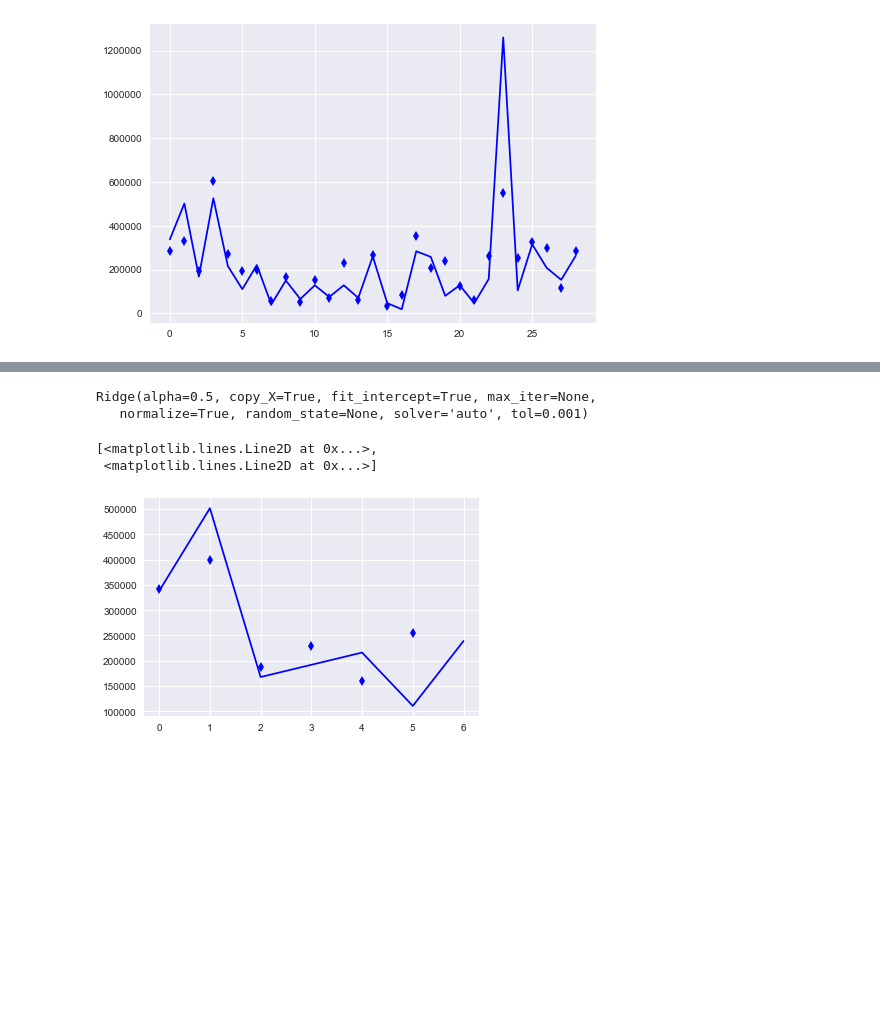
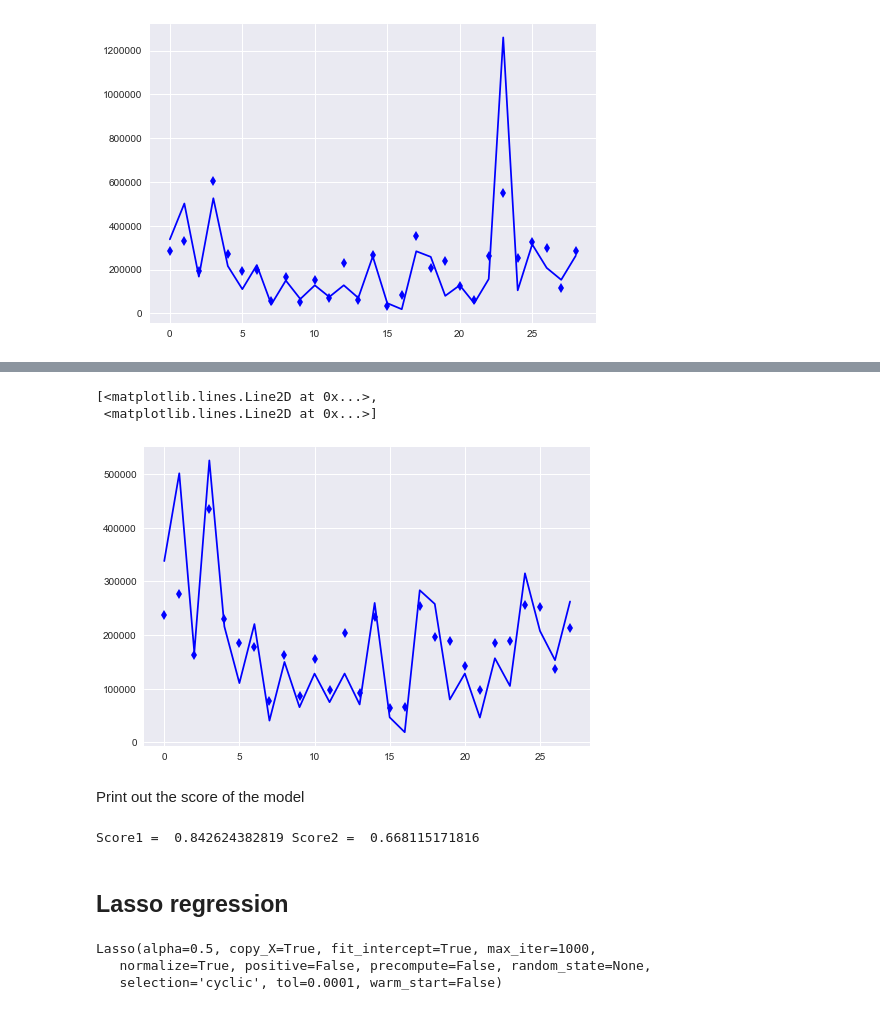
Before and after one commit to shurikkuzmin/DelayCompensation, a Jupyter notebook: process2.ipynb, the cells around one changed output, grey strips where cells are left out. Cells and saved outputs as stored; diff of their text form; code cells hidden in the pictures; blank space fills up the shorter version.

Commit message:
New data analysis

```diff
--- a/process2.ipynb
+++ b/process2.ipynb
@@ -130,3 +133,3 @@ from sklearn import linear_model
 # %%
-ridge = linear_model.Ridge(normalize = True, alpha = 0.5)
-ridge.fit(csv[["Salary","Delay","Years"]].values, csv["Damage"].values)
+data = csv[["Salary","Delay","Years"]].values
+values = csv["Damage"].values
@@ -135,0 +147,5 @@ Ridge(alpha=0.5, copy_X=True, fit_intercept=True, max_iter=None,
+# %%
+good = numpy.where(values < 1000000)
+# %%
+data2 = data[good]
+values2 = values[good]
@@ -135,0 +154,5 @@ Ridge(alpha=0.5, copy_X=True, fit_intercept=True, max_iter=None,
+# %%
+ridge = linear_model.Ridge(normalize = True, alpha = 0.5)
+ridge2 = linear_model.Ridge(normalize = True, alpha = 0.5)
+ridge.fit(data, values)
+ridge2.fit(data2, values2)
@@ -167,12 +176,23 @@ csv2 = csv2.drop(3)
-# %%
-ridge3 = linear_model.Ridge(normalize = True, alpha = 0.5)
-ridge3.fit(csv2[["Salary","Delay","Years"]].values, csv2["Compensation"].values)
-# %% [output]
-Ridge(alpha=0.5, copy_X=True, fit_intercept=True, max_iter=None,
-   normalize=True, random_state=None, solver='auto', tol=0.001)
 # %%
-pylab.plot(csv2["Compensation"], "b-", ridge3.predict(csv2[["Salary","Delay","Years"]].values), "bd")
+pylab.plot(values2, "b-", ridge2.predict(data2), "bd")
 # %% [output]
 [<matplotlib.lines.Line2D at 0x...>,
  <matplotlib.lines.Line2D at 0x...>]
-[figure, old version]
+[figure, new version]
+# %% [markdown]
+Print out the score of the model
+# %%
+print("Score1 = ", score(values, ridge.predict(data)), "Score2 = ", score(values2, ridge2.predict(data2)))
+# %% [output]
+Score1 =  0.842624382819 Score2 =  0.668115171816
+# %% [markdown]
+## Lasso regression
+# %%
+lasso = linear_model.Lasso(normalize = True, alpha = 0.5)
+lasso2 = linear_model.Lasso(normalize = True, alpha = 0.5)
+lasso.fit(data, values)
+lasso2.fit(data2, values2)
+# %% [output]
+Lasso(alpha=0.5, copy_X=True, fit_intercept=True, max_iter=1000,
+   normalize=True, positive=False, precompute=False, random_state=None,
+   selection='cyclic', tol=0.0001, warm_start=False)
```
Also changed, not shown: parts of 46 cells of this notebook.
